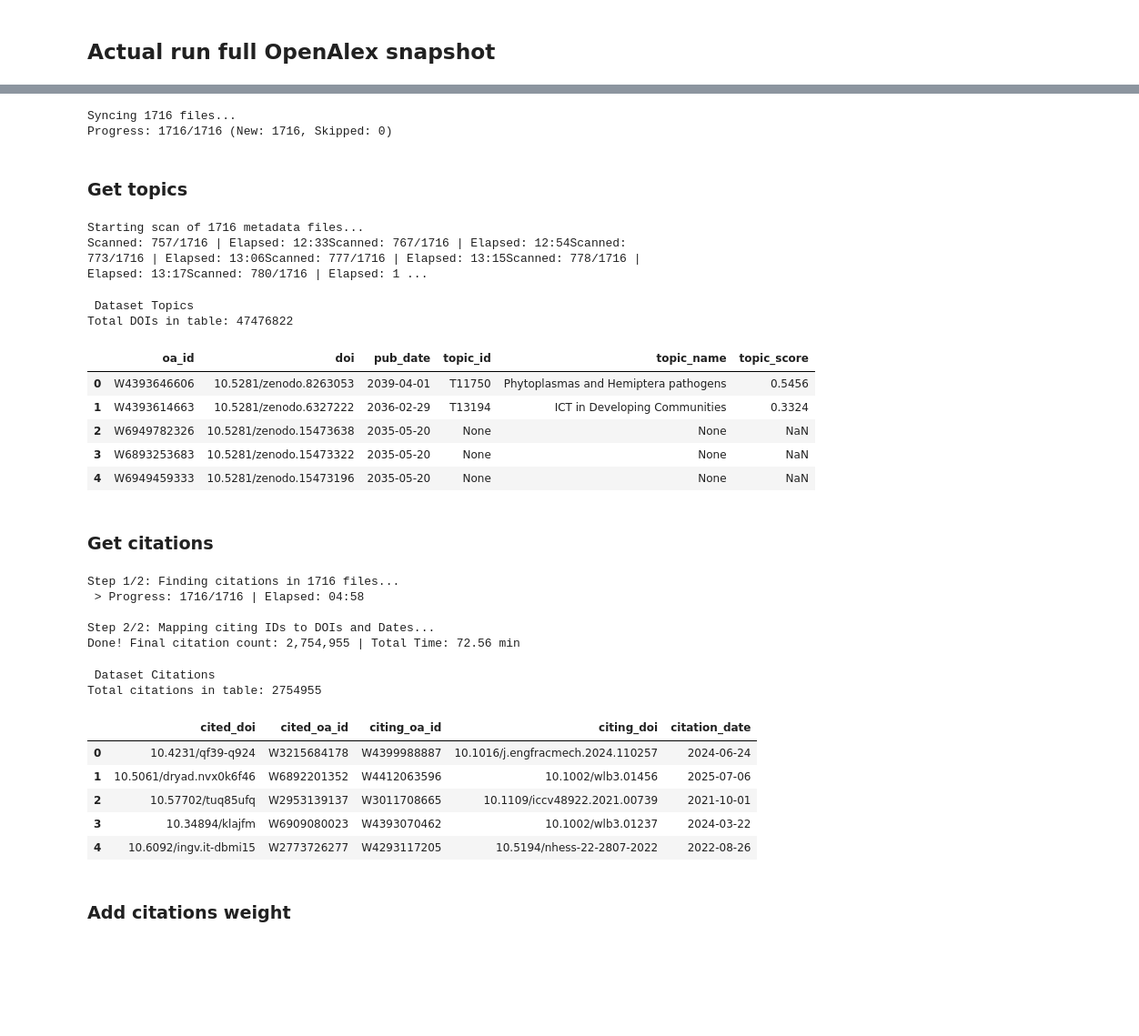
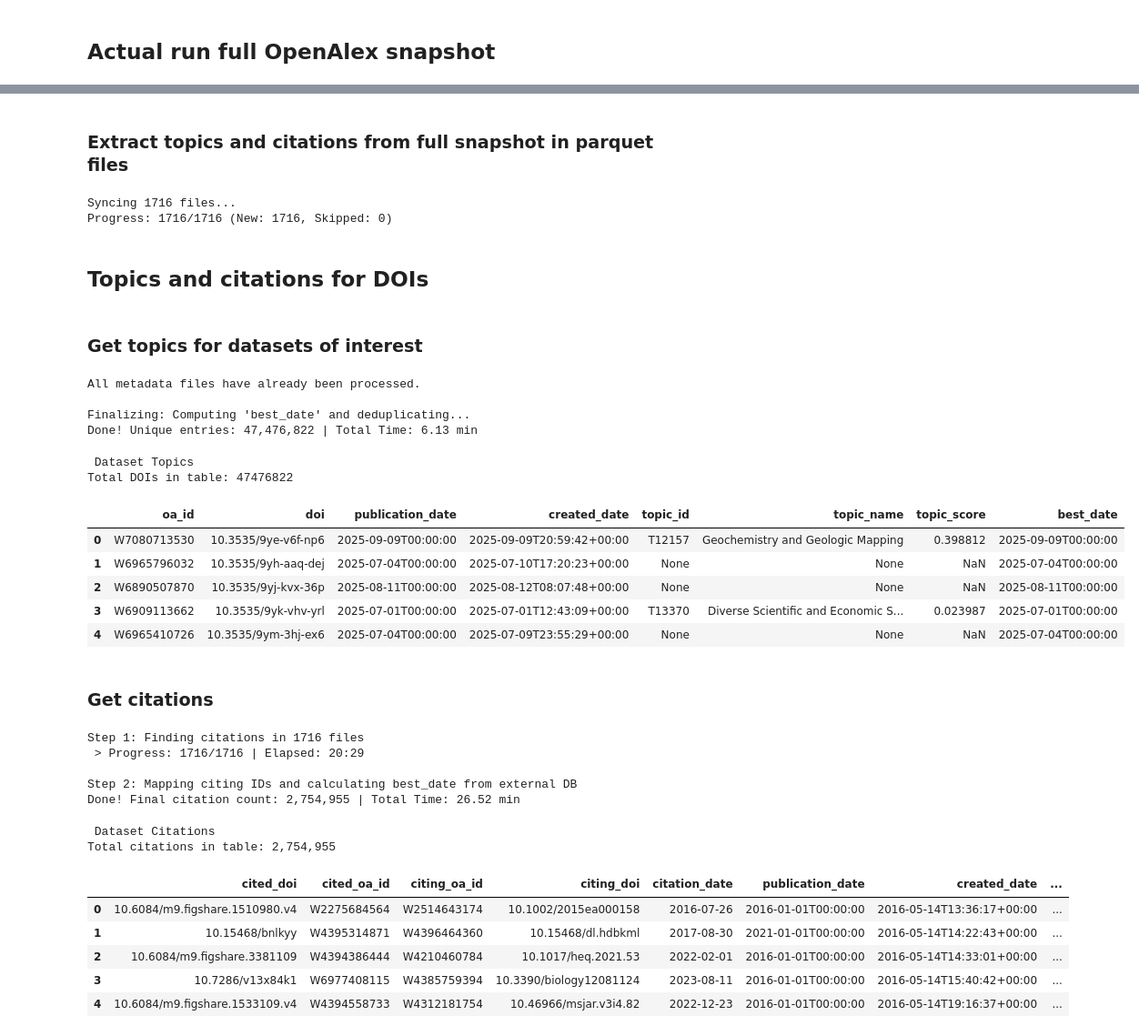
Before and after one commit to data-S-index/s-index-pipeline, a Jupyter notebook: notebooks-batch/openalex_snapshot.ipynb, the cells around one changed output, grey strips where cells are left out. Shown at 91% size. Drawn from its saved outputs; the diff is of its cells as text; code cells hidden in the pictures; blank space fills up the shorter version.

Commit message:
feat: batch mdc citations oa citations and oa topics
Creating a duckdb table from datacite slim ndjson files

```diff
--- a/notebooks-batch/openalex_snapshot.ipynb
+++ b/notebooks-batch/openalex_snapshot.ipynb
@@ -154,12 +151,22 @@ con.close()
 # %%
 # Path configuration
+# config = {
+#     "source_dir": r"E:\OpenAlex\openalex-snapshot\data\works",
+#     "meta_out": r"C:\Users\Admin\Documents\OpenAlex\full-snapshot\metadata",
+#     "cite_out": r"C:\Users\Admin\Documents\OpenAlex\full-snapshot\citations",
+#     "db_path": r"C:\Users\Admin\Documents\OpenAlex\openalex-snapshot\openalex.db",
+#     "temp": r"C:/Users/Admin/Documents/OpenAlex/openalex-snapshot/duckdb_temp",
+# }
 config = {
     "source_dir": r"E:\OpenAlex\openalex-snapshot\data\works",
     "meta_out": r"C:\Users\Admin\Documents\OpenAlex\full-snapshot\metadata",
     "cite_out": r"C:\Users\Admin\Documents\OpenAlex\full-snapshot\citations",
-    "db_path": r"C:\Users\Admin\Documents\OpenAlex\openalex-snapshot\openalex.db",
-    "temp": r"C:/Users/Admin/Documents/OpenAlex/openalex-snapshot/duckdb_temp",
+    "db_path": r"I:\pipeline-data\openalex_processed\openalex_topics_citations.db",
+    "dataset_db_path": r"I:\pipeline-data\records\slim-records\datacite-slim-records.duckdb",
+    "temp": r"C:/Users/Admin/Documents/OpenAlex/full-snapshot/duckdb_temp",
 }
+# %% [markdown]
+### Extract topics and citations from full snapshot in parquet files
 # %%
 # Create parquet files from oa works gz files
 results = run_openalex_sweep(**config, max_workers=16)
@@ -169,65 +176,69 @@ if results['errors']:
 # %% [output]
 Syncing 1716 files...
 Progress: 1716/1716 (New: 1716, Skipped: 0)
+# %% [markdown]
+## Topics and citations for DOIs
 # %% [markdown]
-### Get topics
+### Get topics for datasets of interest
 # %%
-process_openalex_topics_for_dois(
+process_openalex_topics_for_datasets(
     db_path=config["db_path"],
-    meta_folder=config["meta_out"],
-    mem_limit="32GB",
-    temp_dir=config["temp"]
+    dataset_db_path = config["dataset_db_path"],
+    meta_folder = config["meta_out"],
+    mem_limit = "32GB",
+    temp_dir = config["temp"]
 )
 # %% [output]
-Starting scan of 1716 metadata files...
-Scanned: 757/1716 | Elapsed: 12:33Scanned: 767/1716 | Elapsed: 12:54Scanned: 773/1716 | Elapsed: 13:06Scanned: 777/1716 | Elapsed: 13:15Scanned: 778/1716 | Elapsed: 13:17Scanned: 780/1716 | Elapsed: 1 ...
+All metadata files have already been processed.
+
+Finalizing: Computing 'best_date' and deduplicating...
+Done! Unique entries: 47,476,822 | Total Time: 6.13 min
 # %%
 con =  duckdb.connect(config["db_path"])
-print("\n Dataset Topics")
+print("\nDataset Topics")
 row_count = con.execute("SELECT count() FROM my_datasets_topics").fetchone()[0]
-print(f"Total DOIs in table: {row_count}")
-display(con.execute("SELECT * FROM my_datasets_topics ORDER BY pub_date DESC LIMIT 5").df())
+print(f"Total DOIs in table: {row_count:,}")
+display(con.execute("SELECT * FROM my_datasets_topics LIMIT 5").df())
 con.close()
 # %% [output]
  Dataset Topics
 Total DOIs in table: 47476822
-|  | oa_id | doi | pub_date | topic_id | topic_name | topic_score |
-| 0 | W4393646606 | 10.5281/zenodo.8263053 | 2039-04-01 | T11750 | Phytoplasmas and Hemiptera pathogens | 0.5456 |
-| 1 | W4393614663 | 10.5281/zenodo.6327222 | 2036-02-29 | T13194 | ICT in Developing Communities | 0.3324 |
-| 2 | W6949782326 | 10.5281/zenodo.15473638 | 2035-05-20 | None | None | NaN |
-| 3 | W6893253683 | 10.5281/zenodo.15473322 | 2035-05-20 | None | None | NaN |
-| 4 | W6949459333 | 10.5281/zenodo.15473196 | 2035-05-20 | None | None | NaN |
+|  | oa_id | doi | publication_date | created_date | topic_id | topic_name | topic_score | best_date |
+| 0 | W7080713530 | 10.3535/9ye-v6f-np6 | 2025-09-09T00:00:00 | 2025-09-09T20:59:42+00:00 | T12157 | Geochemistry and Geologic Mapping | 0.398812 | 2025-09-09T00:00:00 |
+| 1 | W6965796032 | 10.3535/9yh-aaq-dej | 2025-07-04T00:00:00 | 2025-07-10T17:20:23+00:00 | None | None | NaN | 2025-07-04T00:00:00 |
+| 2 | W6890507870 | 10.3535/9yj-kvx-36p | 2025-08-11T00:00:00 | 2025-08-12T08:07:48+00:00 | None | None | NaN | 2025-08-11T00:00:00 |
+| 3 | W6909113662 | 10.3535/9yk-vhv-yrl | 2025-07-01T00:00:00 | 2025-07-01T12:43:09+00:00 | T13370 | Diverse Scientific and Economic S... | 0.023987 | 2025-07-01T00:00:00 |
+| 4 | W6965410726 | 10.3535/9ym-3hj-ex6 | 2025-07-04T00:00:00 | 2025-07-09T23:55:29+00:00 | None | None | NaN | 2025-07-04T00:00:00 |
 # %% [markdown]
 ### Get citations
 # %%
-process_openalex_citations_for_dois(
+process_openalex_citations_for_datasets(
     db_path=config["db_path"],
+    dataset_db_path = config["dataset_db_path"],
     cite_folder=config["cite_out"],
     meta_folder=config["meta_out"],
     mem_limit="32GB",
     temp_dir=config["temp"]
 )
 # %% [output]
-Step 1/2: Finding citations in 1716 files...
- > Progress: 1716/1716 | Elapsed: 04:58
+Step 1: Finding citations in 1716 files
+ > Progress: 1716/1716 | Elapsed: 20:29
 
-Step 2/2: Mapping citing IDs to DOIs and Dates...
-Done! Final citation count: 2,754,955 | Total Time: 72.56 min
+Step 2: Mapping citing IDs and calculating best_date from external DB
+Done! Final citation count: 2,754,955 | Total Time: 26.52 min
 # %%
 con =  duckdb.connect(config["db_path"])
 print("\n Dataset Citations")
 row_count = con.execute("SELECT count() FROM my_datasets_citations").fetchone()[0]
-print(f"Total citations in table: {row_count}")
+print(f"Total citations in table: {row_count:,}")
 display(con.execute("SELECT * FROM my_datasets_citations LIMIT 5").df())
 con.close()
 # %% [output]
  Dataset Citations
-Total citations in table: 2754955
+Total citations in table: 2,754,955
-|  | cited_doi | cited_oa_id | citing_oa_id | citing_doi | citation_date |
-| 0 | 10.4231/qf39-q924 | W3215684178 | W4399988887 | 10.1016/j.engfracmech.2024.110257 | 2024-06-24 |
-| 1 | 10.5061/dryad.nvx0k6f46 | W6892201352 | W4412063596 | 10.1002/wlb3.01456 | 2025-07-06 |
-| 2 | 10.57702/tuq85ufq | W2953139137 | W3011708665 | 10.1109/iccv48922.2021.00739 | 2021-10-01 |
-| 3 | 10.34894/klajfm | W6909080023 | W4393070462 | 10.1002/wlb3.01237 | 2024-03-22 |
-| 4 | 10.6092/ingv.it-dbmi15 | W2773726277 | W4293117205 | 10.5194/nhess-22-2807-2022 | 2022-08-26 |
+|  | cited_doi | cited_oa_id | citing_oa_id | citing_doi | citation_date | publication_date | created_date | ... |
+| 0 | 10.6084/m9.figshare.1510980.v4 | W2275684564 | W2514643174 | 10.1002/2015ea000158 | 2016-07-26 | 2016-01-01T00:00:00 | 2016-05-14T13:36:17+00:00 | ... |
+| 1 | 10.15468/bnlkyy | W4395314871 | W4396464360 | 10.15468/dl.hdbkml | 2017-08-30 | 2021-01-01T00:00:00 | 2016-05-14T14:22:43+00:00 | ... |
+| 2 | 10.6084/m9.figshare.3381109 | W4394386444 | W4210460784 | 10.1017/heq.2021.53 | 2022-02-01 | 2016-01-01T00:00:00 | 2016-05-14T14:33:01+00:00 | ... |
+| 3 | 10.7286/v13x84k1 | W6977408115 | W4385759394 | 10.3390/biology12081124 | 2023-08-11 | 2016-01-01T00:00:00 | 2016-05-14T15:40:42+00:00 | ... |
+| 4 | 10.6084/m9.figshare.1533109.v4 | W4394558733 | W4312181754 | 10.46966/msjar.v3i4.82 | 2022-12-23 | 2016-01-01T00:00:00 | 2016-05-14T19:16:37+00:00 | ... |
-# %% [markdown]
-### Add citations weight
```
Also changed, not shown: parts of 16 cells of this notebook, 13 other files.
